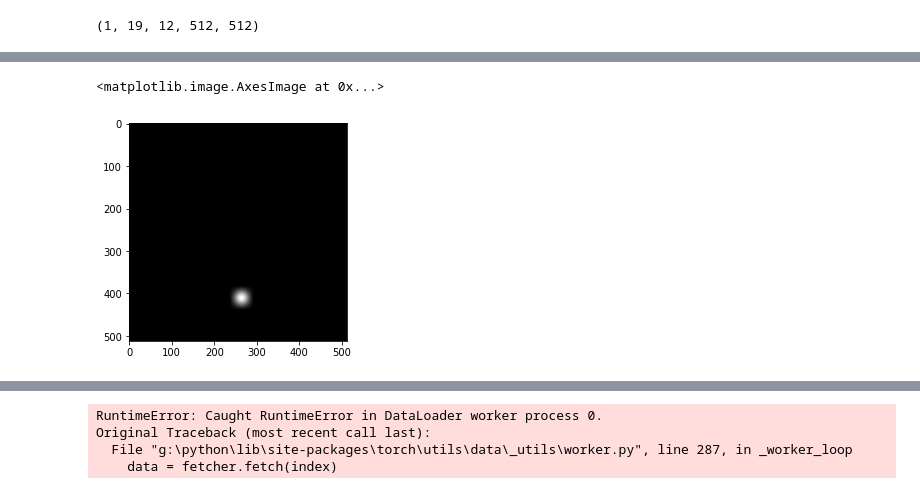
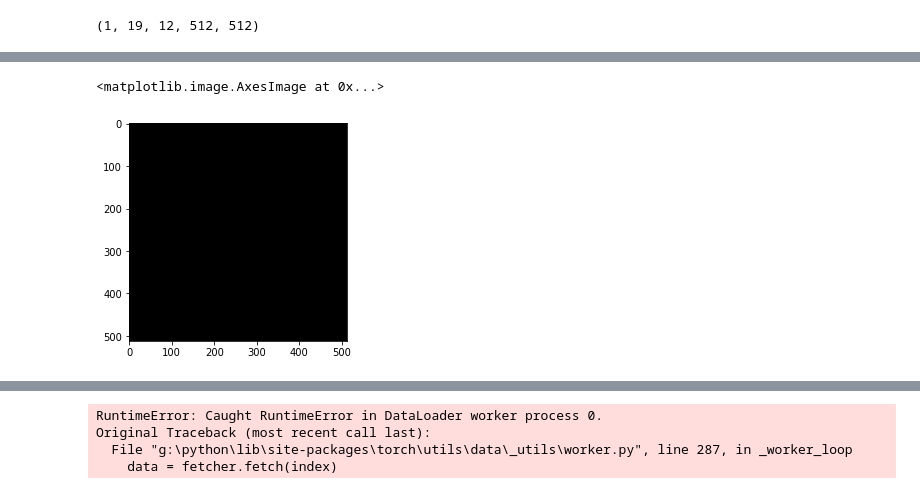
Before and after one commit to L-MingHao/test, a Jupyter notebook: Src/test4.ipynb, the cells around one changed output, grey strips where cells are left out. Saved outputs shown, nothing was run; the diff lists cells and outputs as text; code cells hidden in the pictures.

```diff
--- a/Src/test4.ipynb
+++ b/Src/test4.ipynb
@@ -46,13 +46,13 @@ list_landmarks = landmarks
 # %%
 _,D, H, W = MR.shape
 heatmap_generator = HeatmapGenerator(image_size=(D, H, W),  # (12, 512, 512)
-                                     sigma=3.,
-                                     spine_heatmap_sigma=3,  # 20
-                                     scale_factor=1.,
-                                     spine_heatmap_scale_factor=20,
+                                     sigma=2.,
+                                     spine_heatmap_sigma=3,
+                                     scale_factor=2.,
+                                     spine_heatmap_scale_factor=25,
                                      normalize=True,
-                                     size_sigma_factor=16,  # 8
-                                     sigma_scale_factor=4,)
+                                     size_sigma_factor=8,
+                                     sigma_scale_factor=2,)
 # %%
 #for index, landmark in enumerate(list_IVD_landmarks):
     #index
@@ -70,5 +75,5 @@ print(spine_heatmap.shape)
 # %%
-plt.imshow(heatmap[0][6], cmap='gray')
+plt.imshow(spine_heatmap[0][18][6], cmap='gray')
 # %% [output]
 <matplotlib.image.AxesImage at 0x...>
-[figure, old version]
+[figure, new version]
```
Also changed, not shown: parts of 3 cells of this notebook, 2 other files.
